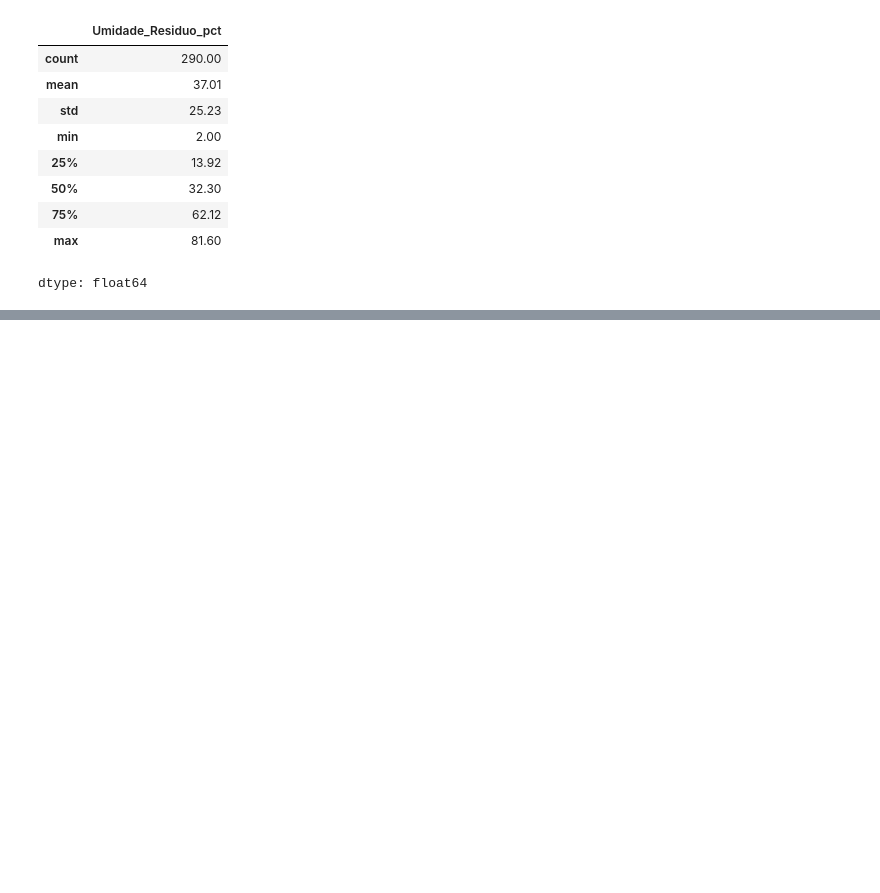
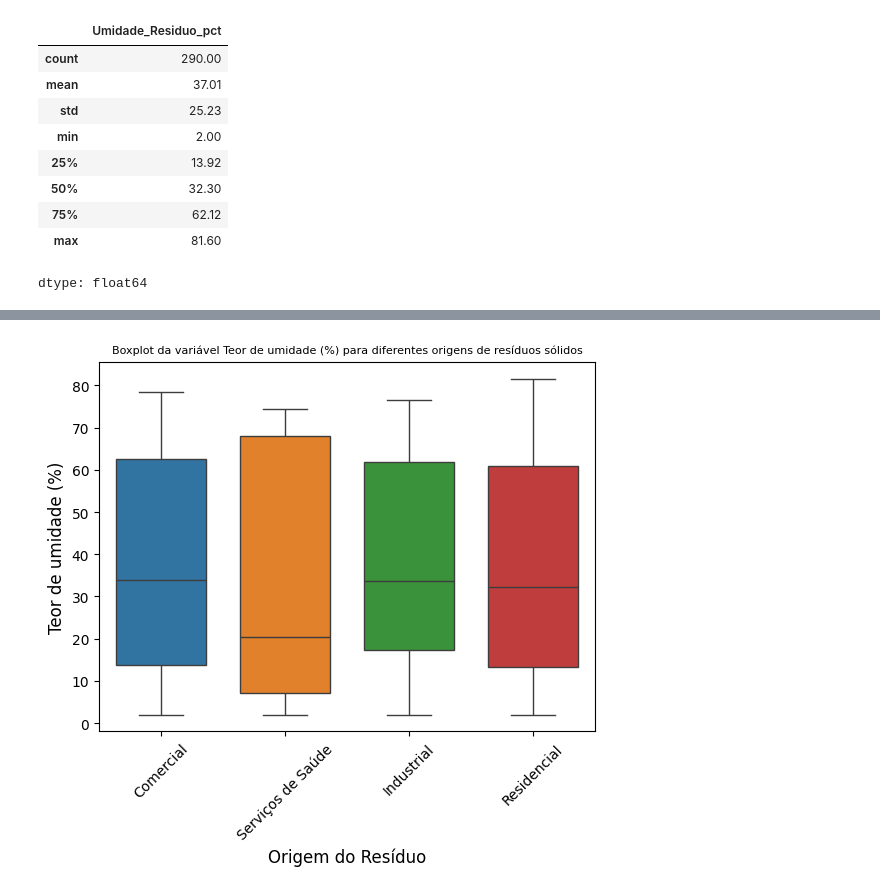
Before and after one commit to gobstech/Solid_Waste_Data_Analysis_Study, a Jupyter notebook: src/quant1_separatrizes_outliers_boxplot_medidas_dispersao.ipynb, the cells around one changed output, grey strips where cells are left out. Cells and saved outputs as stored; diff of their text form; code cells hidden in the pictures; blank space fills up the shorter version.

```diff
--- a/src/quant1_separatrizes_outliers_boxplot_medidas_dispersao.ipynb
+++ b/src/quant1_separatrizes_outliers_boxplot_medidas_dispersao.ipynb
@@ -82,0 +107,9 @@ dtype: float64
+# %%
+sns.boxplot(data=df, x='Origem_Residuo', y='Umidade_Residuo_pct', hue='Origem_Residuo', fill=True, gap=.1)
+plt.xlabel('Origem do Resíduo', fontsize=12)
+plt.ylabel('Teor de umidade (%)', fontsize=12)
+plt.title('Boxplot da variável Teor de umidade (%) para diferentes origens de resíduos sólidos', fontsize=8)
+plt.xticks(rotation=45)
+plt.show()
+# %% [output]
+[figure, added]
```
Also changed, not shown: parts of 25 cells of this notebook.
